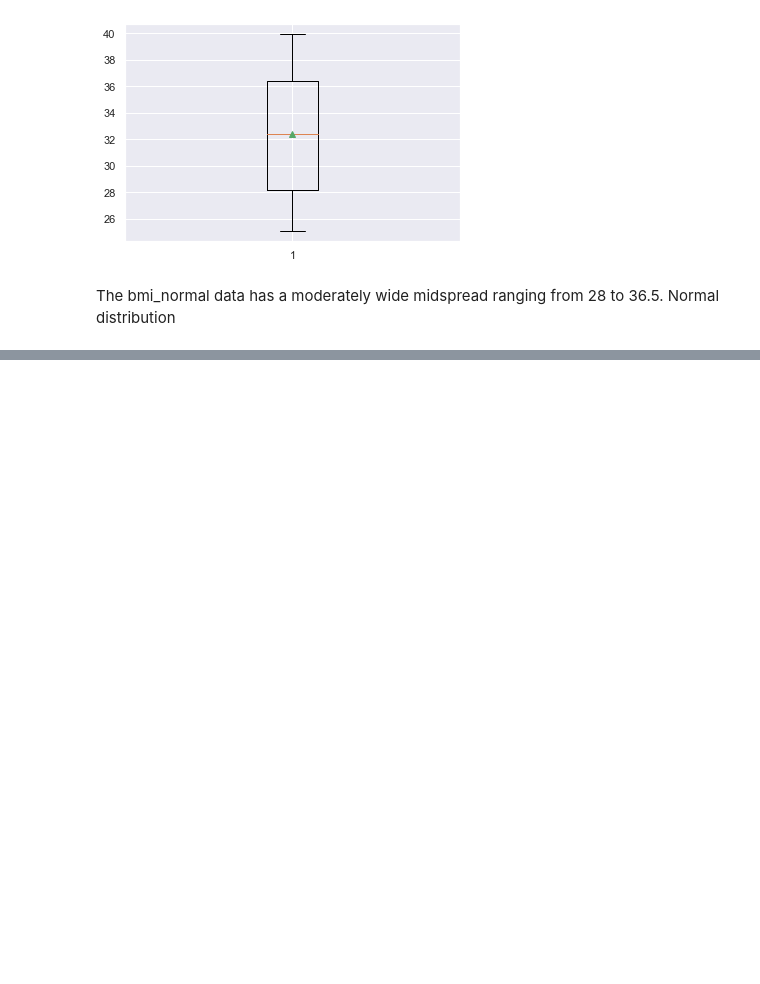
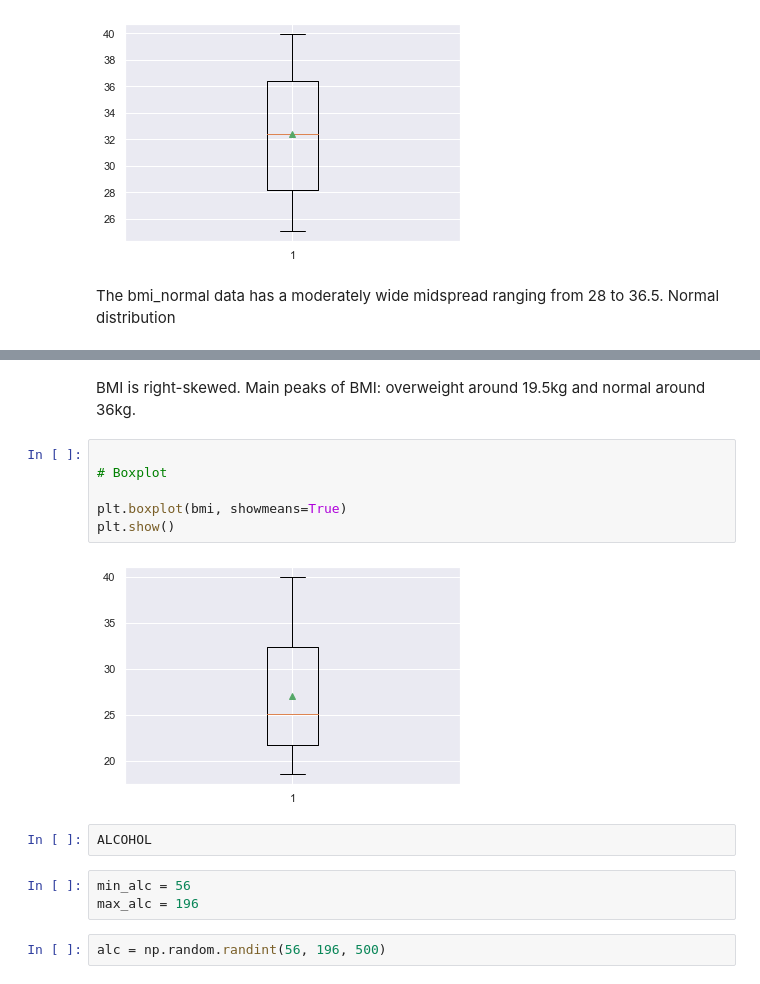
Before and after one commit to oprinceisaac/Data-Set-Simulation, a Jupyter notebook: Data-Set-Simulation.ipynb, the cells around one changed output, grey strips where cells are left out. Saved outputs shown, nothing was run; the diff lists cells and outputs as text; blank space fills up the shorter version.

```diff
--- a/Data-Set-Simulation.ipynb
+++ b/Data-Set-Simulation.ipynb
@@ -288,0 +330,18 @@ The bmi_normal data has a moderately wide midspread ranging from 28 to 36.5. Nor
+# %% [markdown]
+BMI is right-skewed.
+Main peaks of BMI: overweight around 19.5kg and normal around 36kg.
+# %%
+
+# Boxplot
+
+plt.boxplot(bmi, showmeans=True)
+plt.show()
+# %% [output]
+[figure, added]
+# %%
+ALCOHOL
+# %%
+min_alc = 56
+max_alc = 196
+# %%
+alc = np.random.randint(56, 196, 500)
```
Also changed, not shown: parts of 12 cells of this notebook, 1 other file.
